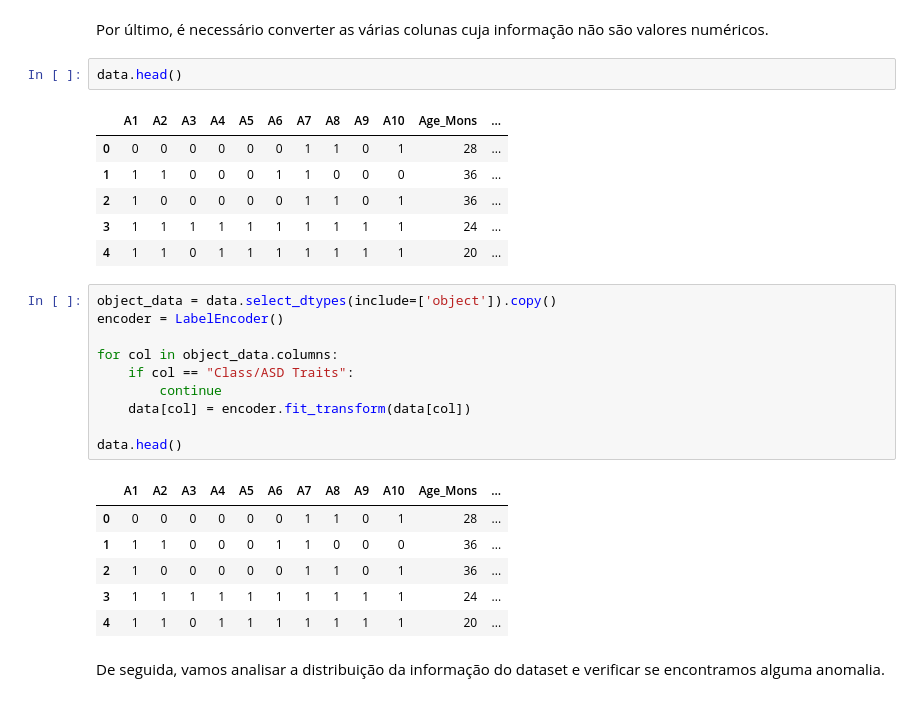
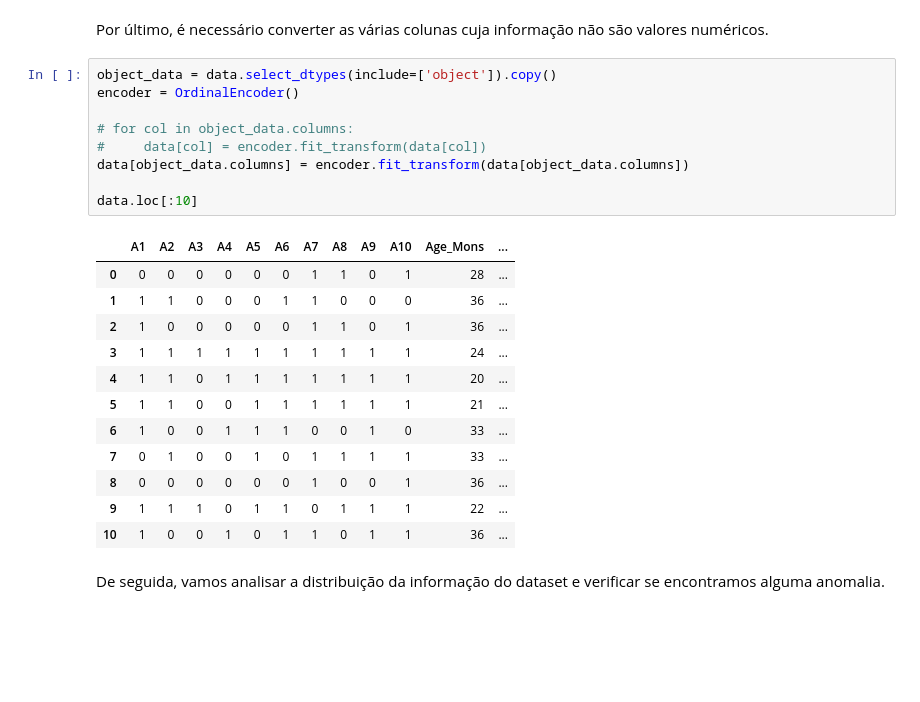
Before and after one commit to hfuturo/FEUP-IA-PROJ2, a Jupyter notebook: autism_dataset_for_toddlers.ipynb, the cells around one changed output. Drawn from its saved outputs; the diff is of its cells as text; blank space fills up the shorter version.

```diff
--- a/autism_dataset_for_toddlers.ipynb
+++ b/autism_dataset_for_toddlers.ipynb
@@ -96,32 +96,28 @@ Class/ASD Traits          False
 dtype: bool
 # %% [markdown]
 Por último, é necessário converter as várias colunas cuja informação não são valores numéricos.
-# %%
-data.head()
-# %% [output]
-|  | A1 | A2 | A3 | A4 | A5 | A6 | A7 | A8 | A9 | A10 | Age_Mons | ... |
-| 0 | 0 | 0 | 0 | 0 | 0 | 0 | 1 | 1 | 0 | 1 | 28 | ... |
-| 1 | 1 | 1 | 0 | 0 | 0 | 1 | 1 | 0 | 0 | 0 | 36 | ... |
-| 2 | 1 | 0 | 0 | 0 | 0 | 0 | 1 | 1 | 0 | 1 | 36 | ... |
-| 3 | 1 | 1 | 1 | 1 | 1 | 1 | 1 | 1 | 1 | 1 | 24 | ... |
-| 4 | 1 | 1 | 0 | 1 | 1 | 1 | 1 | 1 | 1 | 1 | 20 | ... |
 # %%
 object_data = data.select_dtypes(include=['object']).copy()
-encoder = LabelEncoder()
+encoder = OrdinalEncoder()
 
-for col in object_data.columns:
-    if col == "Class/ASD Traits":
-        continue
-    data[col] = encoder.fit_transform(data[col])
+# for col in object_data.columns:
+#     data[col] = encoder.fit_transform(data[col])
+data[object_data.columns] = encoder.fit_transform(data[object_data.columns])
 
-data.head()
+data.loc[:10]
 # %% [output]
 |  | A1 | A2 | A3 | A4 | A5 | A6 | A7 | A8 | A9 | A10 | Age_Mons | ... |
 | 0 | 0 | 0 | 0 | 0 | 0 | 0 | 1 | 1 | 0 | 1 | 28 | ... |
 | 1 | 1 | 1 | 0 | 0 | 0 | 1 | 1 | 0 | 0 | 0 | 36 | ... |
 | 2 | 1 | 0 | 0 | 0 | 0 | 0 | 1 | 1 | 0 | 1 | 36 | ... |
 | 3 | 1 | 1 | 1 | 1 | 1 | 1 | 1 | 1 | 1 | 1 | 24 | ... |
 | 4 | 1 | 1 | 0 | 1 | 1 | 1 | 1 | 1 | 1 | 1 | 20 | ... |
+| 5 | 1 | 1 | 0 | 0 | 1 | 1 | 1 | 1 | 1 | 1 | 21 | ... |
+| 6 | 1 | 0 | 0 | 1 | 1 | 1 | 0 | 0 | 1 | 0 | 33 | ... |
+| 7 | 0 | 1 | 0 | 0 | 1 | 0 | 1 | 1 | 1 | 1 | 33 | ... |
+| 8 | 0 | 0 | 0 | 0 | 0 | 0 | 1 | 0 | 0 | 1 | 36 | ... |
+| 9 | 1 | 1 | 1 | 0 | 1 | 1 | 0 | 1 | 1 | 1 | 22 | ... |
+| 10 | 1 | 0 | 0 | 1 | 0 | 1 | 1 | 0 | 1 | 1 | 36 | ... |
 # %% [markdown]
 De seguida, vamos analisar a distribuição da informação do dataset e verificar se encontramos alguma anomalia.
 # %%
```
Also changed, not shown: parts of 5 cells of this notebook.
